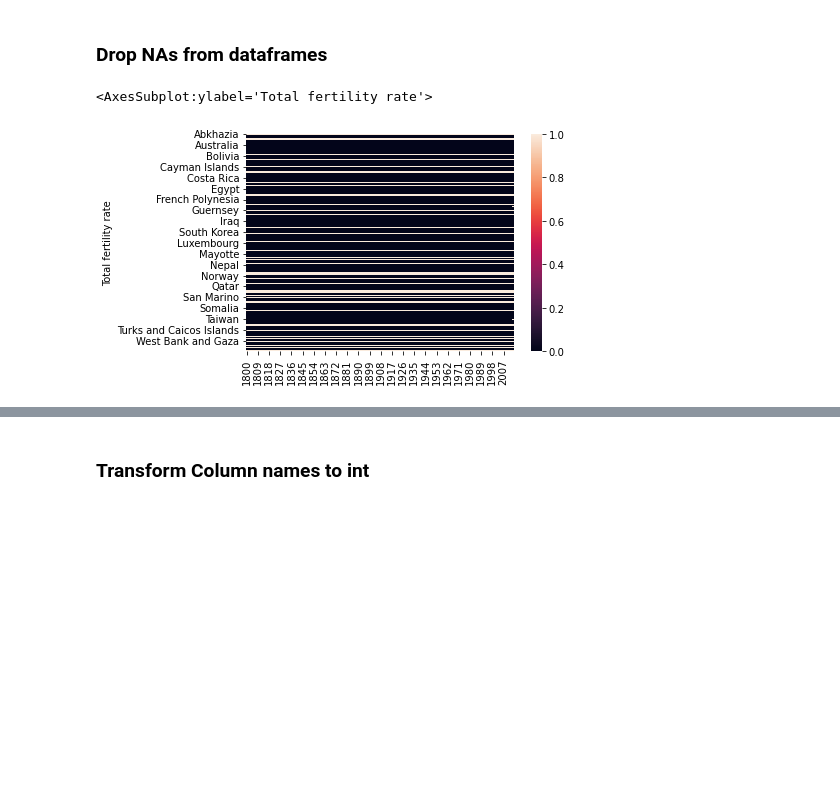
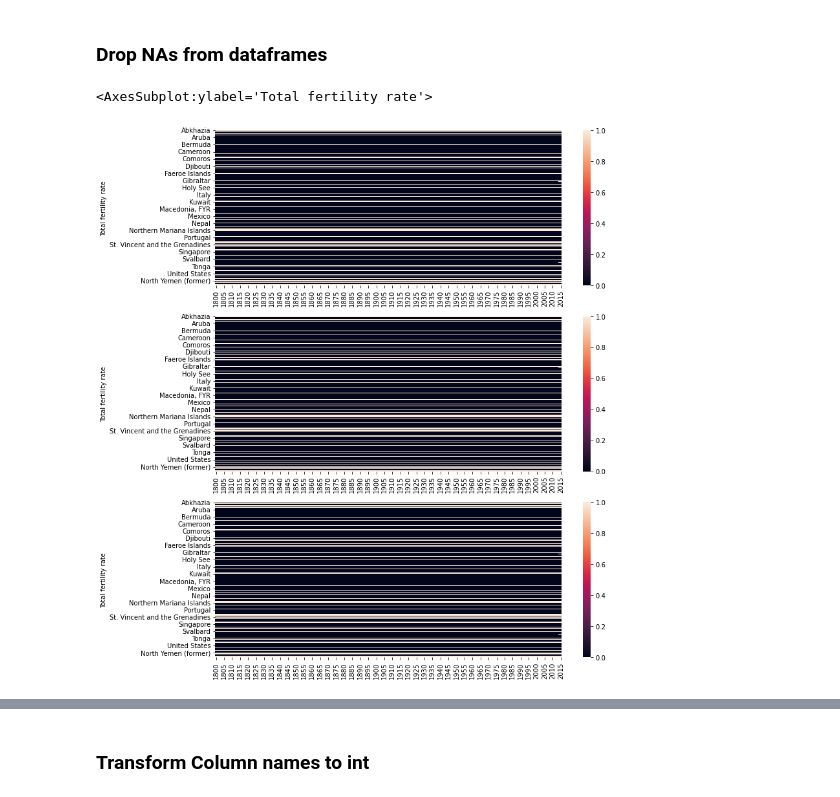
Before and after one commit to DirkLasse/Data-visualisation, a Jupyter notebook: Data Visualisation.ipynb, the cells around one changed output, grey strips where cells are left out. Drawn from its saved outputs; the diff is of its cells as text; code cells hidden in the pictures; blank space fills up the shorter version.

```diff
--- a/Data Visualisation.ipynb
+++ b/Data Visualisation.ipynb
@@ -18,10 +20,13 @@ df_life = pd.read_excel('./data/gapminder_lifeexpectancy.xlsx', index_col=0)
 # %% [markdown]
 ### Drop NAs from dataframes
 # %%
-sns.heatmap(df_fert.isna())
+fig, ax = plt.subplots(3,1,figsize=(12,15))
+sns.heatmap(ax=ax[0],data=df_fert.isna())
+sns.heatmap(ax=ax[1],data=df_fert.isna())
+sns.heatmap(ax=ax[2],data=df_fert.isna())
 # %% [output]
 <AxesSubplot:ylabel='Total fertility rate'>
-[figure, old version]
+[figure, new version]
 # %%
 df_fert.dropna(inplace=True)
 df_pop.dropna(inplace=True)
```
Also changed, not shown: parts of 7 cells of this notebook, 2 other files.
